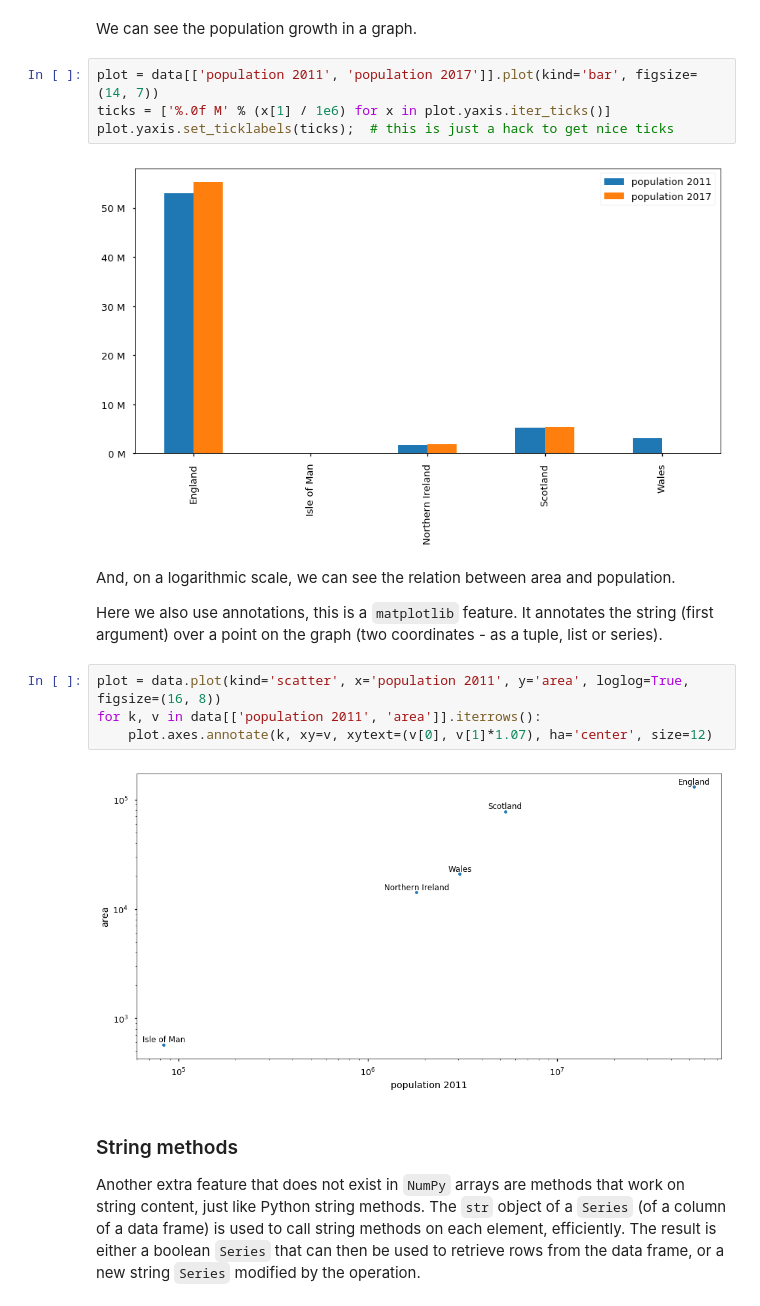
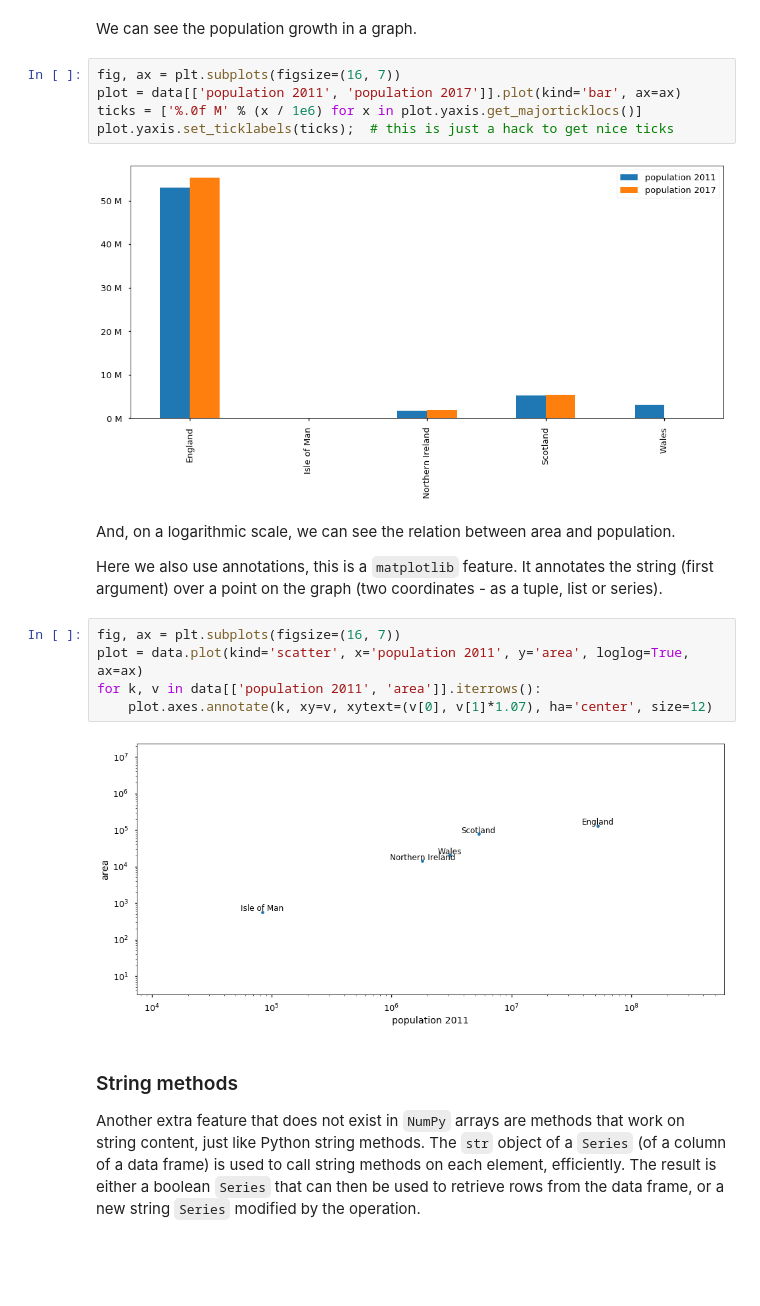
Before and after one commit to grochmal/daml, a Jupyter notebook: nb/pd-pandas-intro.ipynb, the cells around one changed output. Drawn from its saved outputs; the diff is of its cells as text; blank space fills up the shorter version.

Commit message:
plotting and pandas slightly edited

```diff
--- a/nb/pd-pandas-intro.ipynb
+++ b/nb/pd-pandas-intro.ipynb
@@ -476,11 +491,12 @@ plt.style.use('seaborn-talk')
 # %% [markdown]
 We can see the population growth in a graph.
 # %%
-plot = data[['population 2011', 'population 2017']].plot(kind='bar', figsize=(14, 7))
-ticks = ['%.0f M' % (x[1] / 1e6) for x in plot.yaxis.iter_ticks()]
+fig, ax = plt.subplots(figsize=(16, 7))
+plot = data[['population 2011', 'population 2017']].plot(kind='bar', ax=ax)
+ticks = ['%.0f M' % (x / 1e6) for x in plot.yaxis.get_majorticklocs()]
 plot.yaxis.set_ticklabels(ticks);  # this is just a hack to get nice ticks
 # %% [output]
-[figure, old version]
+[figure, new version]
 # %% [markdown]
 And, on a logarithmic scale, we can see the relation between area and population.
 
@@ -488,11 +504,12 @@ Here we also use annotations, this is a `matplotlib` feature.
 It annotates the string (first argument) over a point on the graph
 (two coordinates - as a tuple, list or series).
 # %%
-plot = data.plot(kind='scatter', x='population 2011', y='area', loglog=True, figsize=(16, 8))
+fig, ax = plt.subplots(figsize=(16, 7))
+plot = data.plot(kind='scatter', x='population 2011', y='area', loglog=True, ax=ax)
 for k, v in data[['population 2011', 'area']].iterrows():
     plot.axes.annotate(k, xy=v, xytext=(v[0], v[1]*1.07), ha='center', size=12)
 # %% [output]
-[figure, old version]
+[figure, new version]
 # %% [markdown]
 ### String methods
 
```
Also changed, not shown: parts of 23 cells of this notebook, 12 other files.
